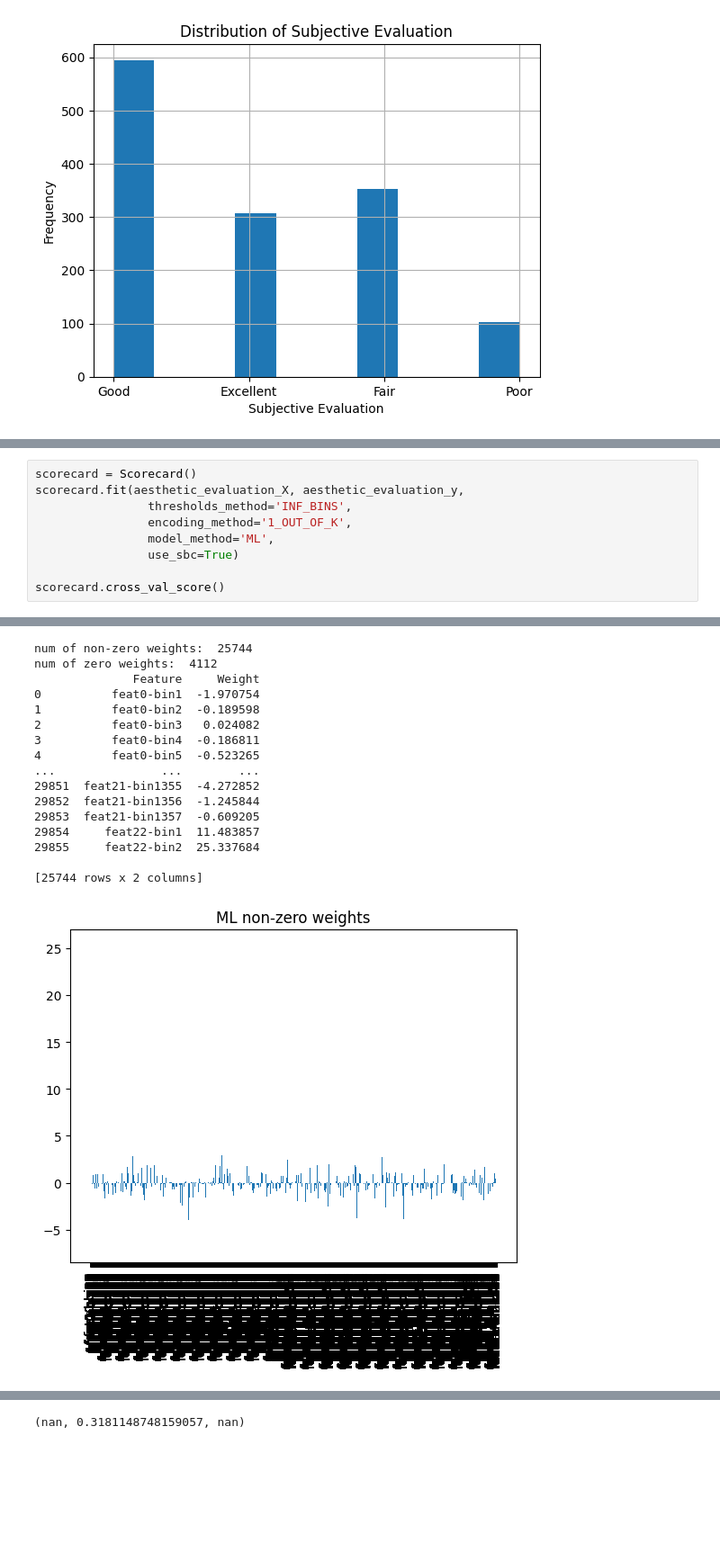
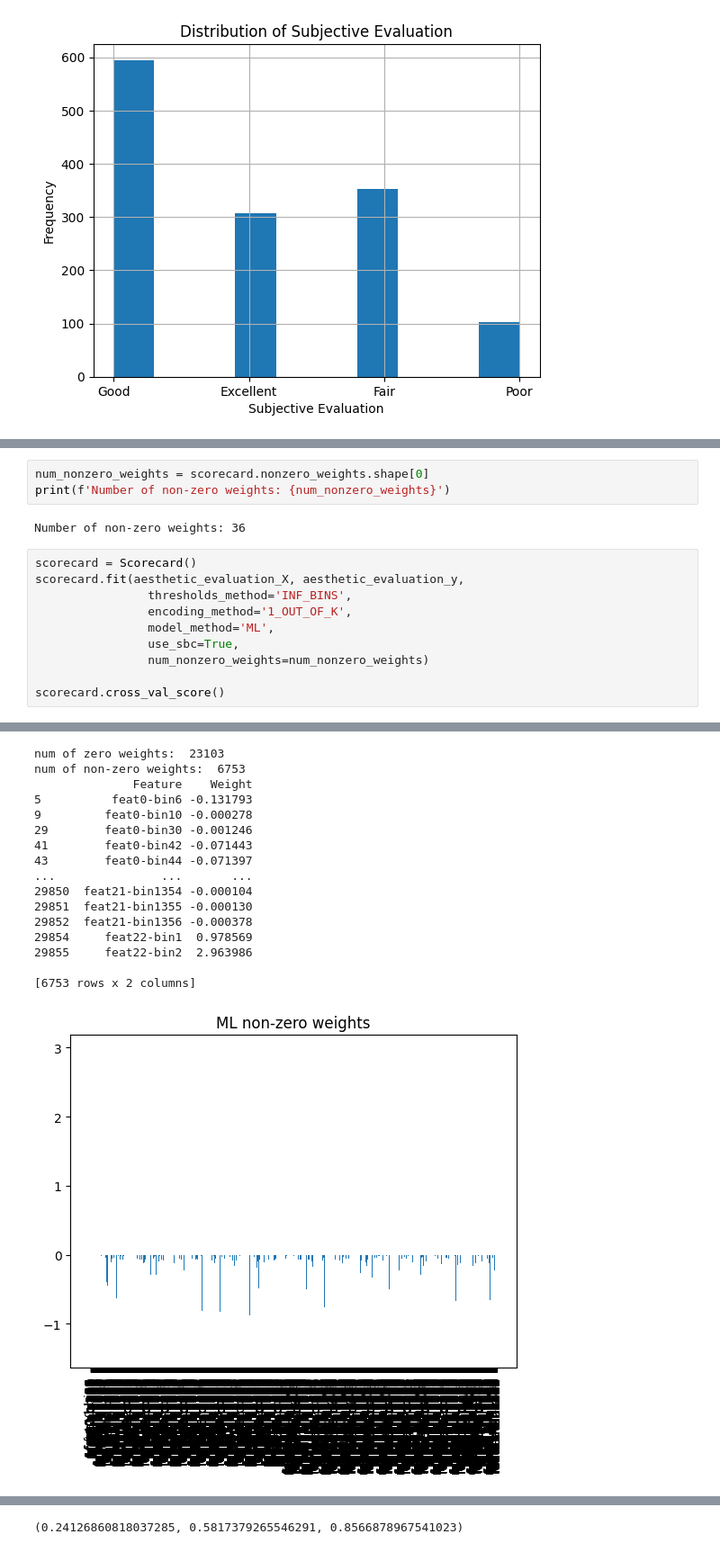
Before and after one commit to mafits/opt-ordinal-scorecards, a Jupyter notebook: test_ordinal.ipynb, the cells around one changed output, grey strips where cells are left out. Shown at 90% size. Saved outputs shown, nothing was run; the diff lists cells and outputs as text; blank space fills up the shorter version.

```diff
--- a/test_ordinal.ipynb
+++ b/test_ordinal.ipynb
@@ -102,10 +93,16 @@ mean AUC:  nan
+# %%
+num_nonzero_weights = scorecard.nonzero_weights.shape[0]
+print(f'Number of non-zero weights: {num_nonzero_weights}')
+# %% [output]
+Number of non-zero weights: 36
 # %%
 scorecard = Scorecard()
 scorecard.fit(aesthetic_evaluation_X, aesthetic_evaluation_y,
                 thresholds_method='INF_BINS',
                 encoding_method='1_OUT_OF_K',
                 model_method='ML',
-                use_sbc=True)
+                use_sbc=True,
+                num_nonzero_weights=num_nonzero_weights)
 
 scorecard.cross_val_score()
 # %% [output]
@@ -130,17 +127,17 @@ thresholds  {0: [0.12172490091794336, 0.1517187794102377, 0.1627276999486896, 0.
-num of non-zero weights:  25744
-num of zero weights:  4112
-              Feature     Weight
-0          feat0-bin1  -1.970754
-1          feat0-bin2  -0.189598
-2          feat0-bin3   0.024082
-3          feat0-bin4  -0.186811
-4          feat0-bin5  -0.523265
-...               ...        ...
-29851  feat21-bin1355  -4.272852
-29852  feat21-bin1356  -1.245844
-29853  feat21-bin1357  -0.609205
-29854     feat22-bin1  11.483857
-29855     feat22-bin2  25.337684
+num of zero weights:  23103
+num of non-zero weights:  6753
+              Feature    Weight
+5          feat0-bin6 -0.131793
+9         feat0-bin10 -0.000278
+29        feat0-bin30 -0.001246
+41        feat0-bin42 -0.071443
+43        feat0-bin44 -0.071397
+...               ...       ...
+29850  feat21-bin1354 -0.000104
+29851  feat21-bin1355 -0.000130
+29852  feat21-bin1356 -0.000378
+29854     feat22-bin1  0.978569
+29855     feat22-bin2  2.963986
 
-[25744 rows x 2 columns]
+[6753 rows x 2 columns]
-[figure, old version]
+[figure, new version]
@@ -160,4 +150,4 @@ mean AUC:  nan
-(nan, 0.3181148748159057, nan)
+(0.24126860818037285, 0.5817379265546291, 0.8566878967541023)
 # %%
 scorecard = Scorecard()
 scorecard.fit(aesthetic_evaluation_X, aesthetic_evaluation_y,
```
Also changed, not shown: parts of 5 cells of this notebook, 1 other file.
